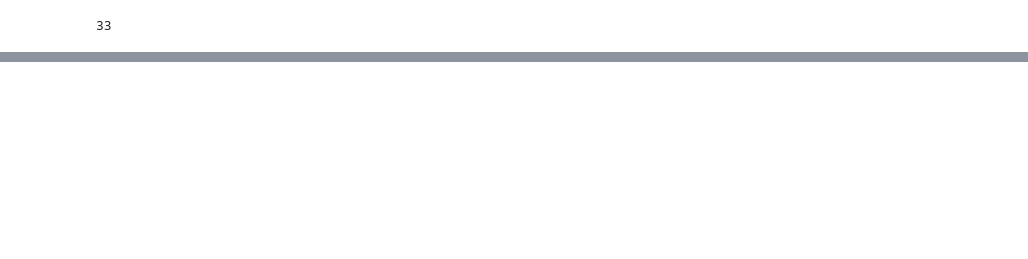
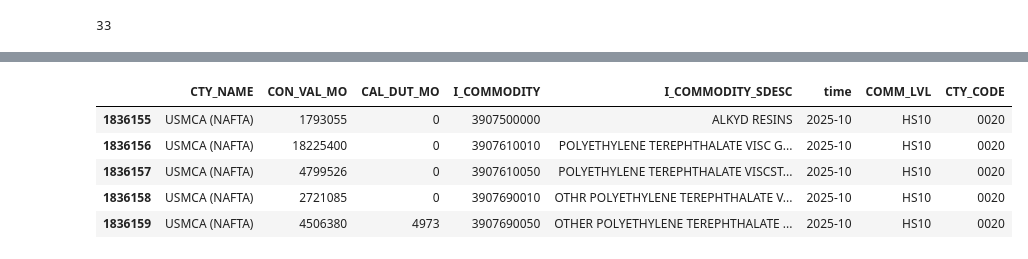
Before and after one commit to tradewartracker/how-restrictive-us-trade, a Jupyter notebook: make-imports-hs10-dataset.ipynb, the cells around one changed output, grey strips where cells are left out. Saved outputs shown, nothing was run; the diff lists cells and outputs as text; code cells hidden in the pictures; blank space fills up the shorter version.

```diff
--- a/make-imports-hs10-dataset.ipynb
+++ b/make-imports-hs10-dataset.ipynb
@@ -124,0 +134,9 @@ foo.head()
+# %%
+foo.tail()
+# %% [output]
+|  | CTY_NAME | CON_VAL_MO | CAL_DUT_MO | I_COMMODITY | I_COMMODITY_SDESC | time | COMM_LVL | CTY_CODE |
+| 1836155 | USMCA (NAFTA) | 1793055 | 0 | 3907500000 | ALKYD RESINS | 2025-10 | HS10 | 0020 |
+| 1836156 | USMCA (NAFTA) | 18225400 | 0 | 3907610010 | POLYETHYLENE TEREPHTHALATE VISC G... | 2025-10 | HS10 | 0020 |
+| 1836157 | USMCA (NAFTA) | 4799526 | 0 | 3907610050 | POLYETHYLENE TEREPHTHALATE VISCST... | 2025-10 | HS10 | 0020 |
+| 1836158 | USMCA (NAFTA) | 2721085 | 0 | 3907690010 | OTHR POLYETHYLENE TEREPHTHALATE V... | 2025-10 | HS10 | 0020 |
+| 1836159 | USMCA (NAFTA) | 4506380 | 4973 | 3907690050 | OTHER POLYETHYLENE TEREPHTHALATE ... | 2025-10 | HS10 | 0020 |
```
Also changed, not shown: parts of 3 cells of this notebook, 37 other files.
